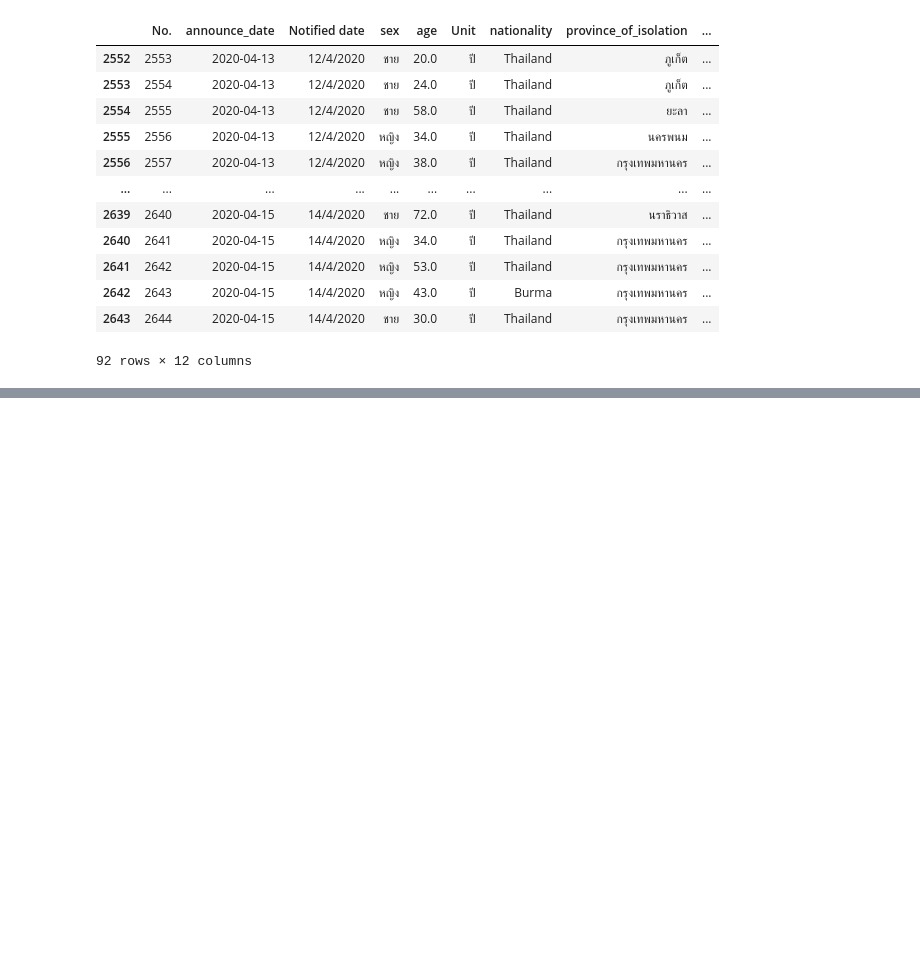
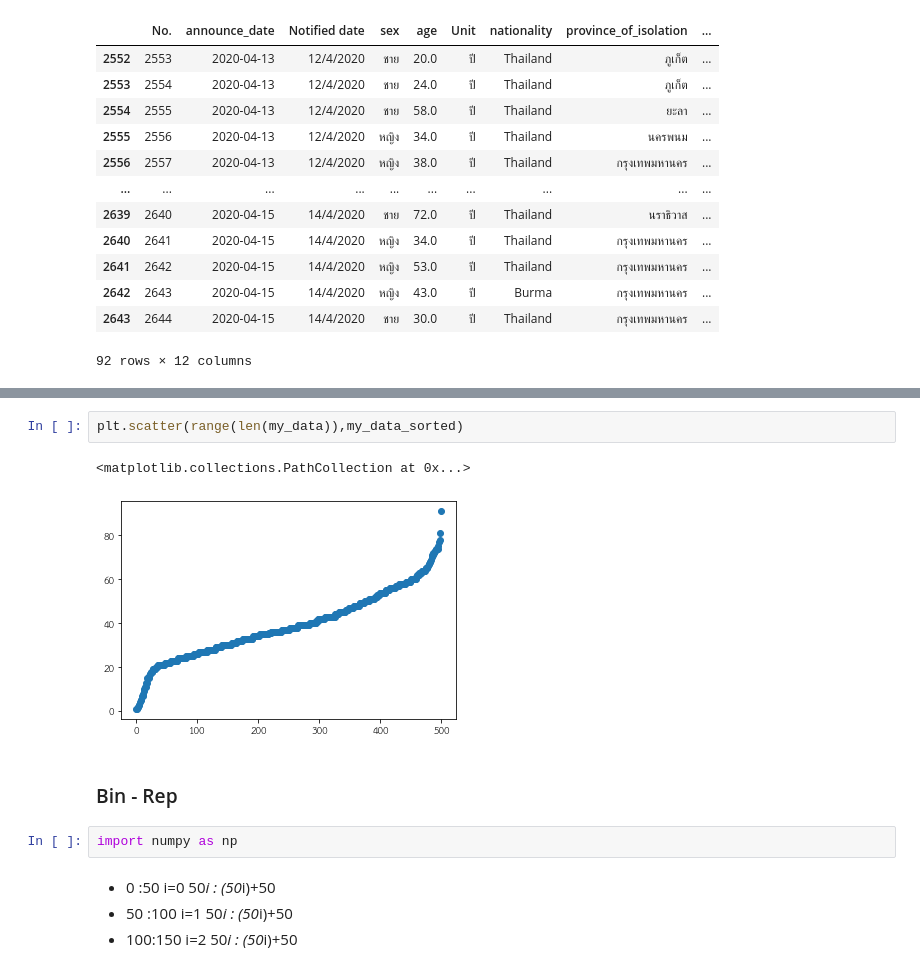
Before and after one commit to tohnperfect/DPDM2021, a Jupyter notebook: Data_Preprocessing_(Chapter_3).ipynb, the cells around one changed output, grey strips where cells are left out. Cells and saved outputs as stored; diff of their text form; blank space fills up the shorter version.

```diff
--- a/Data_Preprocessing_(Chapter_3).ipynb
+++ b/Data_Preprocessing_(Chapter_3).ipynb
@@ -1279,0 +1323,13 @@ dataALL[(dataALL['announce_date']>=datetime(day=13,month=4,year=2020)) & (dataAL
+# %%
+plt.scatter(range(len(my_data)),my_data_sorted)
+# %% [output]
+<matplotlib.collections.PathCollection at 0x...>
+[figure, added]
+# %% [markdown]
+### Bin - Rep
+# %%
+import numpy as np
+# %% [markdown]
+* 0  :50     i=0   50*i : (50*i)+50
+* 50 :100    i=1   50*i : (50*i)+50
+* 100:150    i=2   50*i : (50*i)+50
```
Also changed, not shown: parts of 17 cells of this notebook.
